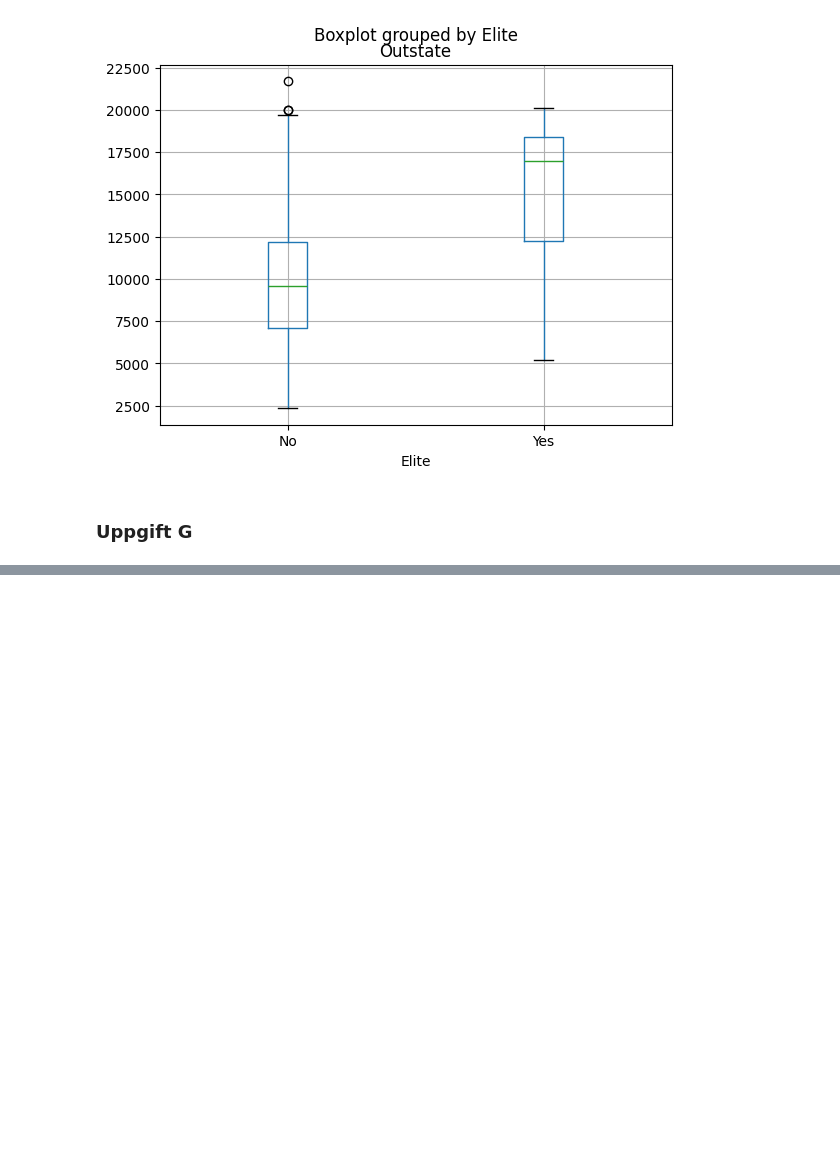
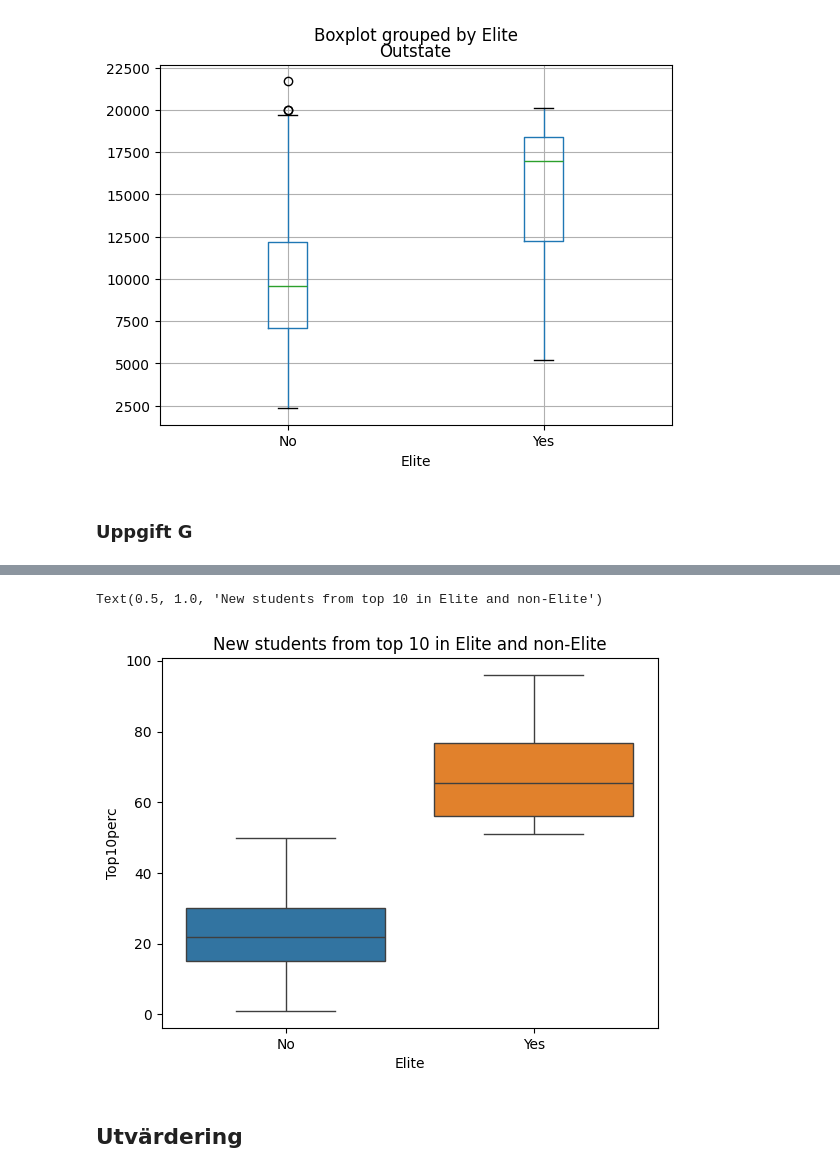
Before and after one commit to kust3n/databehandling-SARA-COSTA, a Jupyter notebook: Laboration/Laboration_Databehandling.ipynb, the cells around one changed output, grey strips where cells are left out. Saved outputs shown, nothing was run; the diff lists cells and outputs as text; code cells hidden in the pictures; blank space fills up the shorter version.

```diff
--- a/Laboration/Laboration_Databehandling.ipynb
+++ b/Laboration/Laboration_Databehandling.ipynb
@@ -126,0 +156,8 @@ college["Accept"].plot.hist(bins=100, ax=axes[1,1], title="Accepted applicants")
+# %%
+sns.boxplot(x="Elite", y="Top10perc", hue="Elite", data=college)
+plt.title("New students from top 10 in Elite and non-Elite")
+# %% [output]
+Text(0.5, 1.0, 'New students from top 10 in Elite and non-Elite')
+[figure, added]
+# %% [markdown]
+## Utvärdering
```
Also changed, not shown: parts of 5 cells of this notebook.
